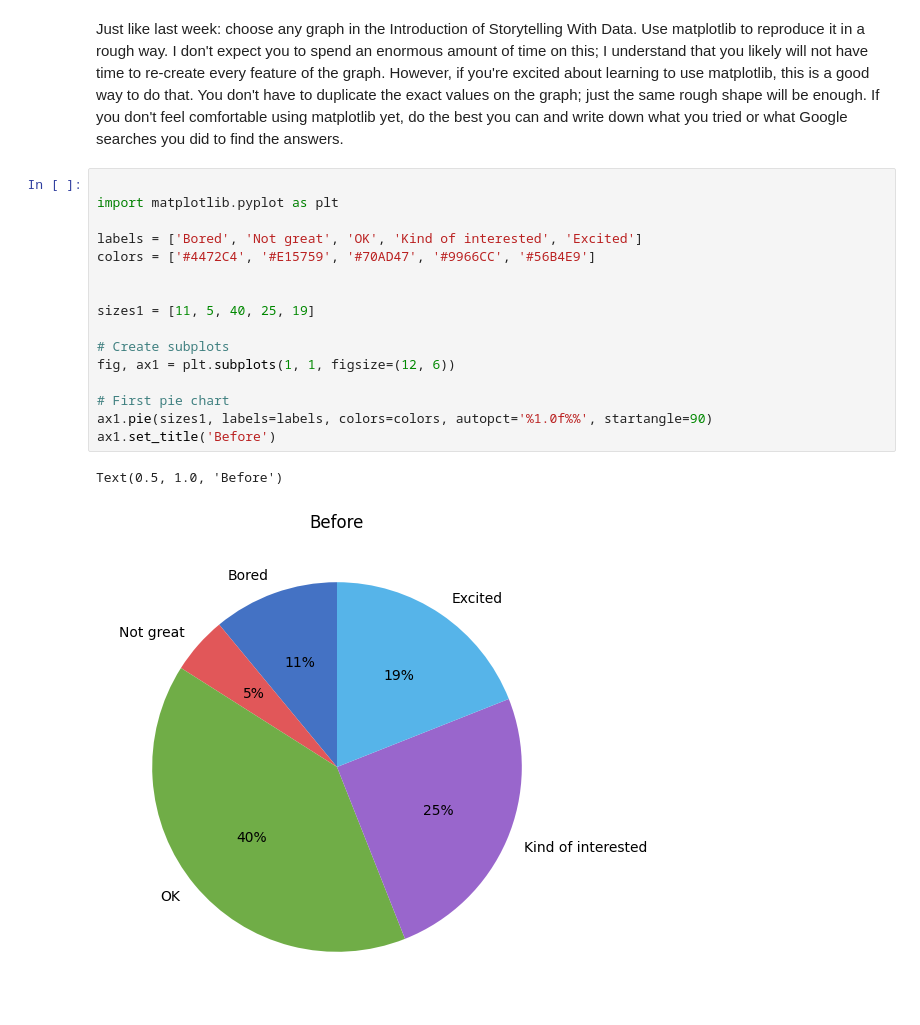
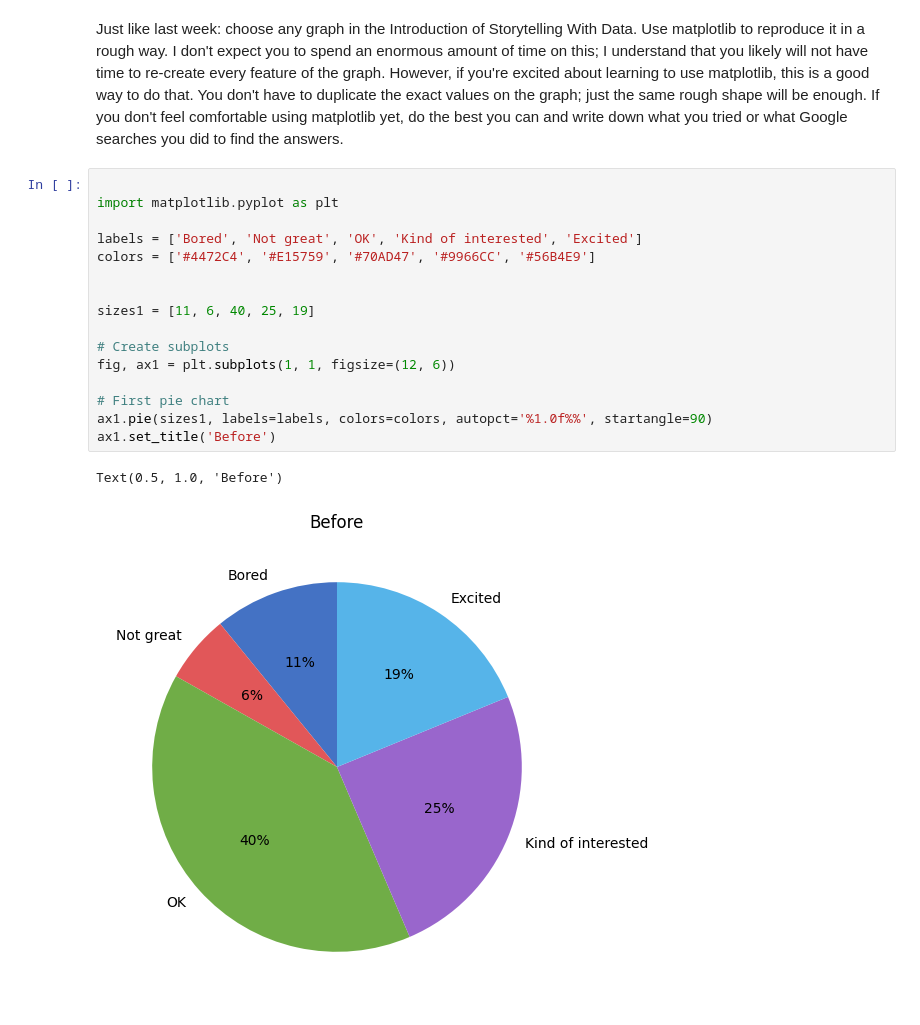
Before and after one commit to lkapples/AI-For-Leaders-II-Week-2-HW, a Jupyter notebook: OMDS-ModB2-Week2-Kapples-Liam.ipynb, the cells around one changed output. Cells and saved outputs as stored; diff of their text form.

```diff
--- a/OMDS-ModB2-Week2-Kapples-Liam.ipynb
+++ b/OMDS-ModB2-Week2-Kapples-Liam.ipynb
@@ -432,19 +471,19 @@ Just like last week: choose any graph in the Introduction of Storytelling With D
 # %%
 
 import matplotlib.pyplot as plt
 
 labels = ['Bored', 'Not great', 'OK', 'Kind of interested', 'Excited']
 colors = ['#4472C4', '#E15759', '#70AD47', '#9966CC', '#56B4E9']
 
 
-sizes1 = [11, 5, 40, 25, 19]
+sizes1 = [11, 6, 40, 25, 19]
 
 # Create subplots
 fig, ax1 = plt.subplots(1, 1, figsize=(12, 6))
 
 # First pie chart
 ax1.pie(sizes1, labels=labels, colors=colors, autopct='%1.0f%%', startangle=90)
 ax1.set_title('Before')
 # %% [output]
 Text(0.5, 1.0, 'Before')
-[figure, old version]
+[figure, new version]
```
Also changed, not shown: parts of 8 cells of this notebook.
